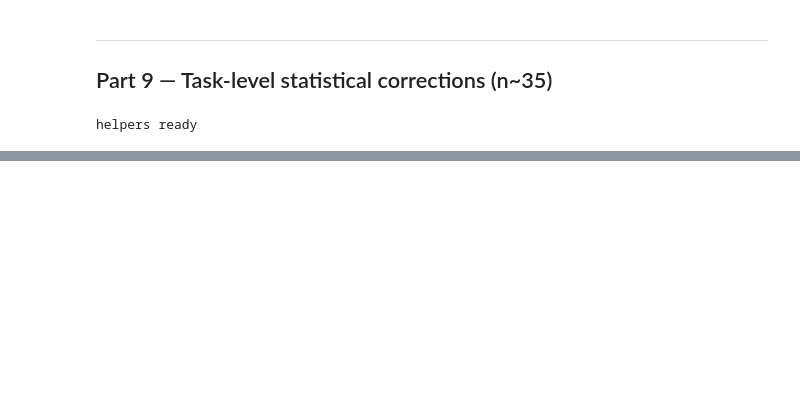
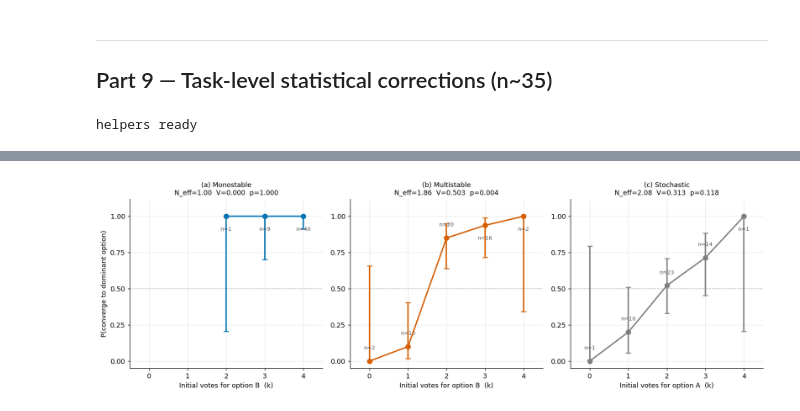
Before and after one commit to echtermeyer/LLM-Based-MAS, a Jupyter notebook: notebooks/golden/05_bistability.ipynb, the cells around one changed output, grey strips where cells are left out. Drawn from its saved outputs; the diff is of its cells as text; code cells hidden in the pictures; blank space fills up the shorter version.

```diff
--- a/notebooks/golden/05_bistability.ipynb
+++ b/notebooks/golden/05_bistability.ipynb
@@ -1027,0 +1036,81 @@ PASS: N_eff <= M holds for all cells
+# %%
+from src.viz.thesis_style import FIGSIZES
+
+def _wilson_ci(k_pos, n, z=1.96):
+    if n == 0:
+        return float('nan'), float('nan')
+    p = k_pos / n
+    denom = 1 + z**2 / n
+    c = (p + z**2 / (2*n)) / denom
+    m = z * np.sqrt(p*(1-p)/n + z**2/(4*n**2)) / denom
+    return max(0.0, c - m), min(1.0, c + m)
+
+def _basin_bins(reps_detail, opts, att1):
+    i1 = list(opts).index(att1)
+    bins = {}
+    for rep in reps_detail:
+        if not rep['converged']:
+            continue
+        k = rep['g0'][i1]
+        if k not in bins:
+            bins[k] = [0, 0]
+        bins[k][1] += 1
+        if rep['attractor'] == att1:
+            bins[k][0] += 1
+    return bins
+
+EXEMPLARS = [
+    ('monostable', 'q149'),
+    ('multistable', 'q21'),
+    ('stochastic',  'q17'),
+]
+PANEL_LABELS = ['(a)', '(b)', '(c)']
+
+fig, axes = plt.subplots(1, 3, figsize=FIGSIZES['grid1x3'])
+
+for ax, panel_lbl, (lbl, qid) in zip(axes, PANEL_LABELS, EXEMPLARS):
+    color = BISTAB_COLORS[lbl]
+
+    raw_files = list(BASE.glob(f'W1_fc/*gpqa*_{qid}_*.json'))
+    d_raw = json.loads(raw_files[0].read_text())
+    opts = tuple(d_raw['options'].keys())
+
+    from src.metrics.bistability import analyse_bistability as _ab
+    r = _ab(d_raw['repetitions'], seed=42)
+    att1 = max(r['p_hat'], key=r['p_hat'].get) if r['p_hat'] else opts[0]
+
+    bins = _basin_bins(r['reps'], opts, att1)
+    ks = sorted(bins)
+    ps   = [bins[k][0] / bins[k][1] for k in ks]
+    lows = [_wilson_ci(bins[k][0], bins[k][1])[0] for k in ks]
+    his  = [_wilson_ci(bins[k][0], bins[k][1])[1] for k in ks]
+    errs = np.array([[p - lo, hi - p] for p, lo, hi in zip(ps, lows, his)]).T
+
+    ax.axhline(0.5, color='#bbbbbb', lw=0.9, ls='--', zorder=0)
+    ax.errorbar(ks, ps, yerr=errs, fmt='o-', color=color,
+                ms=7, lw=2.0, capsize=4, capthick=1.4, zorder=3)
+
+    for k, p_val in zip(ks, ps):
+        nt = bins[k][1]
+        offset = 0.08 if p_val < 0.88 else -0.10
+        ax.annotate(f'n={nt}', xy=(k, p_val + offset), ha='center',
+                    fontsize=8, color='#555555')
+
+    n_eff_s = f'{r["n_eff"]:.2f}'
+    v_s     = f'{r["cramers_v"]:.3f}'
+    p_s     = f'{r["p_basin"]:.3f}'
+    ax.set_title(f'{panel_lbl} {lbl.capitalize()}\n'
+                 f'N_eff={n_eff_s}  V={v_s}  p={p_s}', fontsize=10)
+    ax.set_xlabel(f'Initial votes for option {att1}  (k)', fontsize=10)
+    if ax is axes[0]:
+        ax.set_ylabel('P(converge to dominant option)', fontsize=10)
+    ax.set_xlim(-0.5, 4.5)
+    ax.set_ylim(-0.05, 1.12)
+    ax.set_xticks(range(5))
+    ax.set_yticks([0, 0.25, 0.5, 0.75, 1.0])
+
+plt.tight_layout()
+plt.savefig(EXPORT / 'fig5_energy_landscape.png', bbox_inches='tight')
+print('saved fig5_energy_landscape.png')
+plt.show()
+# %% [output]
@@ -1027,0 +1118 @@ PASS: N_eff <= M holds for all cells
+[figure, added]
```
Also changed, not shown: parts of 24 cells of this notebook, 48 other files.
